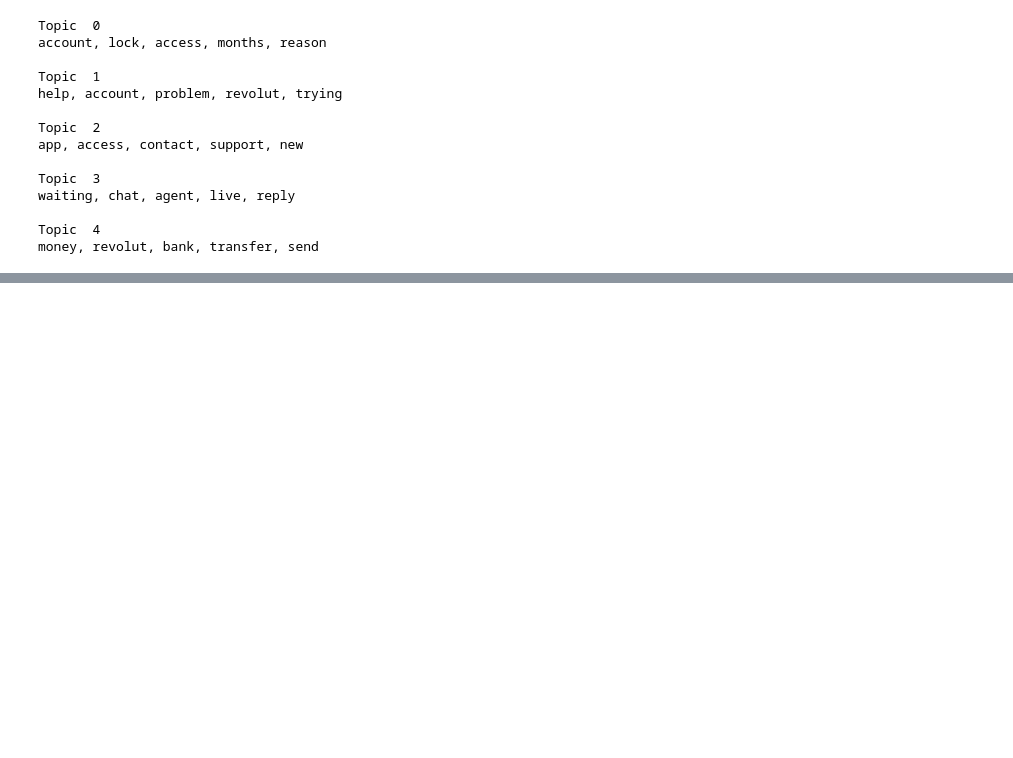
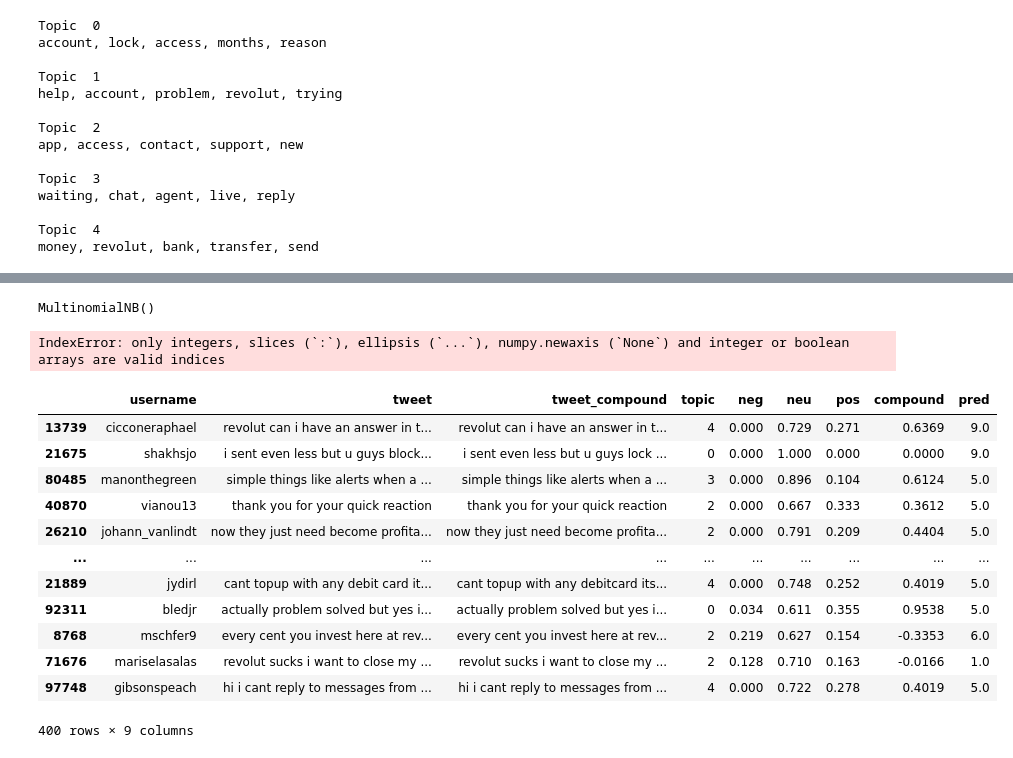
Before and after one commit to tawney-kirkland/04-fletcher, a Jupyter notebook: modeling-analysis_second.ipynb, the cells around one changed output, grey strips where cells are left out. Drawn from its saved outputs; the diff is of its cells as text; code cells hidden in the pictures; blank space fills up the shorter version.

Commit message:
update with intent modeling

```diff
--- a/modeling-analysis_second.ipynb
+++ b/modeling-analysis_second.ipynb
@@ -354,0 +439,20 @@ tr, test = train_test_split(merged_df,train_size = 0.05,random_state=10)
+# %%
+X_test_round2 = test.sample(400)
+# %%
+# creating bag of words model
+cv2 = CountVectorizer(max_features = 1500)
+
+X2 = cv2.fit_transform(X_tr2).toarray()
+y2 = y_tr2.iloc[:, 0].values
+
+# fitting naive bayes to the training set
+#from sklearn.naive_bayes import MultinomialNB
+
+classifier2 = MultinomialNB();
+classifier2.fit(X2, y2)
+# %% [output]
+MultinomialNB()
+# %%
+X_test2 = cv2.fit_transform(X_test2['tweet_compound']).toarray()
+# %% [output]
+IndexError: only integers, slices (`:`), ellipsis (`...`), numpy.newaxis (`None`) and integer or boolean arrays are valid indices
@@ -354,0 +461,18 @@ tr, test = train_test_split(merged_df,train_size = 0.05,random_state=10)
+# %%
+X_test_round2['pred'] =  classifier2.predict(X_test2)
+# %%
+X_test_round2
+# %% [output]
+|  | username | tweet | tweet_compound | topic | neg | neu | pos | compound | pred |
+| 13739 | cicconeraphael | revolut can i have an answer in t... | revolut can i have an answer in t... | 4 | 0.000 | 0.729 | 0.271 | 0.6369 | 9.0 |
+| 21675 | shakhsjo | i sent even less but u guys block... | i sent even less but u guys lock ... | 0 | 0.000 | 1.000 | 0.000 | 0.0000 | 9.0 |
+| 80485 | manonthegreen | simple things like alerts when a ... | simple things like alerts when a ... | 3 | 0.000 | 0.896 | 0.104 | 0.6124 | 5.0 |
+| 40870 | vianou13 | thank you for your quick reaction | thank you for your quick reaction | 2 | 0.000 | 0.667 | 0.333 | 0.3612 | 5.0 |
+| 26210 | johann_vanlindt | now they just need become profita... | now they just need become profita... | 2 | 0.000 | 0.791 | 0.209 | 0.4404 | 5.0 |
+| ... | ... | ... | ... | ... | ... | ... | ... | ... | ... |
+| 21889 | jydirl | cant topup with any debit card it... | cant topup with any debitcard its... | 4 | 0.000 | 0.748 | 0.252 | 0.4019 | 5.0 |
+| 92311 | bledjr | actually problem solved but yes i... | actually problem solved but yes i... | 0 | 0.034 | 0.611 | 0.355 | 0.9538 | 5.0 |
+| 8768 | mschfer9 | every cent you invest here at rev... | every cent you invest here at rev... | 2 | 0.219 | 0.627 | 0.154 | -0.3353 | 6.0 |
+| 71676 | mariselasalas | revolut sucks i want to close my ... | revolut sucks i want to close my ... | 2 | 0.128 | 0.710 | 0.163 | -0.0166 | 1.0 |
+| 97748 | gibsonspeach | hi i cant reply to messages from ... | hi i cant reply to messages from ... | 4 | 0.000 | 0.722 | 0.278 | 0.4019 | 5.0 |
+400 rows × 9 columns
```
Also changed, not shown: parts of 28 cells of this notebook.
